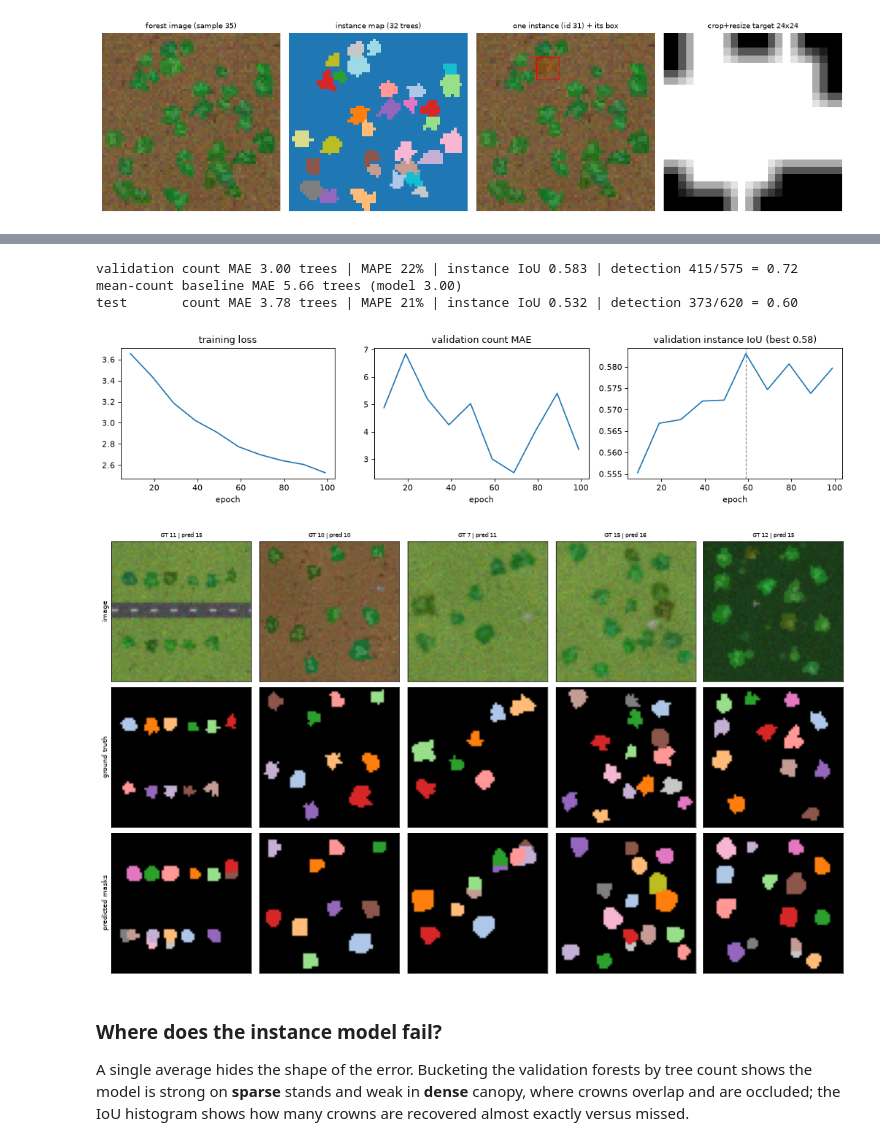
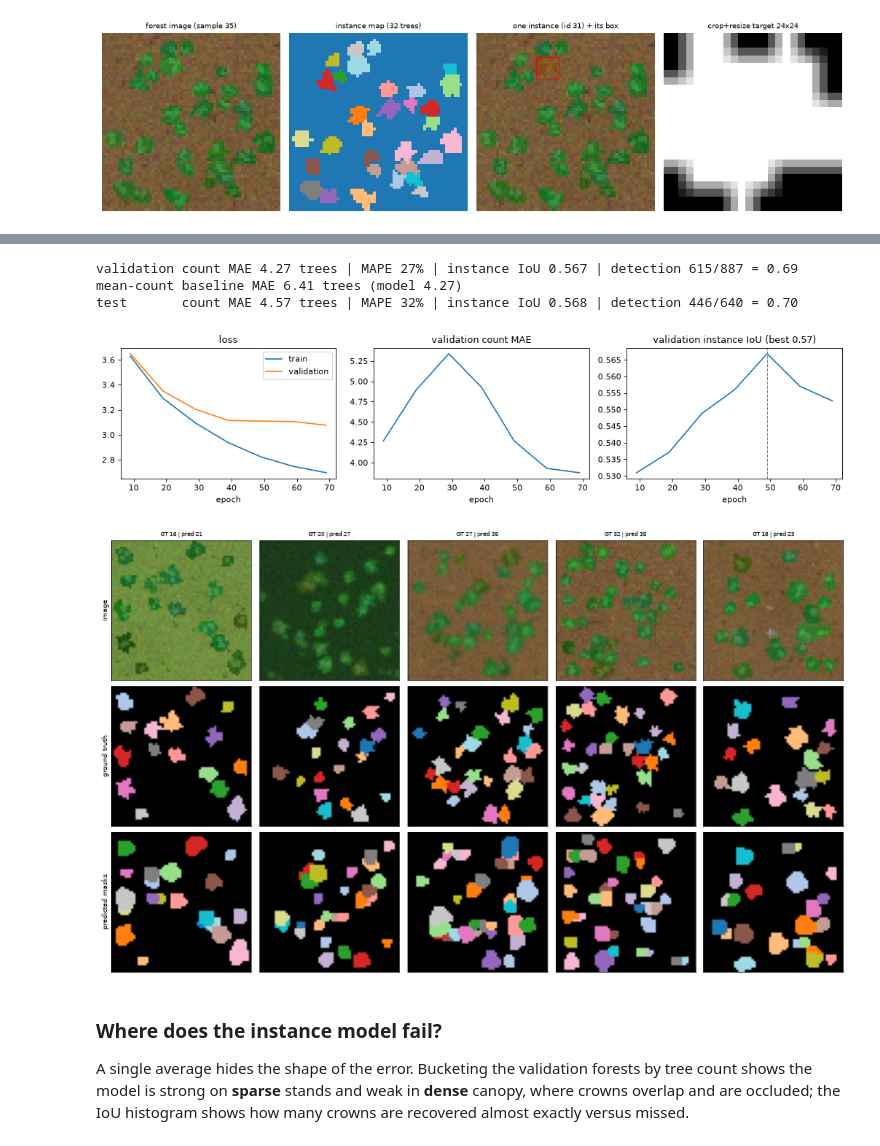
Before and after one commit to ogrisel/mplsyn, a Jupyter notebook: notebooks/08_train_object_detection.ipynb, the cells around one changed output, grey strips where cells are left out. Saved outputs shown, nothing was run; the diff lists cells and outputs as text; code cells hidden in the pictures.

```diff
--- a/notebooks/08_train_object_detection.ipynb
+++ b/notebooks/08_train_object_detection.ipynb
@@ -112,7 +112,7 @@ from mlpsyn.sensor import apply_sensor
 SIZE = 96
 GRID = 24
 N_ANCHORS = 6
-N_SAMPLES, N_VAL, N_TEST = (120, 32, 24) if FAST else (360, 64, 48)
+N_SAMPLES, N_VAL, N_TEST = (180, 40, 32) if FAST else (480, 80, 64)
 MAX_OBJECTS = 24  # keep the many small cars
 
 LABEL_MAP = {
@@ -583,12 +583,15 @@ def flip_batch(images, objectness, class_target, box_target, rng):
 
 
 optimizer = torch.optim.AdamW(model.parameters(), lr=1e-3)
-EPOCHS, BATCH_SIZE = (40 if FAST else 150), 16
+EPOCHS, BATCH_SIZE = (30 if FAST else 100), 16
 POS_WEIGHT, CLASS_WEIGHT, BOX_WEIGHT = 5.0, 2.0, 2.0
 pos_weight = torch.tensor(POS_WEIGHT, device=DEVICE)
 rng = np.random.default_rng(0)
 
 val_images_device = val_images.to(DEVICE)
+val_objectness_device = val_objectness.to(DEVICE)
+val_class_device = val_class.to(DEVICE)
+val_box_device = val_box.to(DEVICE)
 best_mean_ap, best_state = 0.0, None
 history = []
 started = time.time()
@@ -627,16 +630,28 @@ for epoch in range(EPOCHS):
         model.eval()
         with torch.no_grad():
             predictions = model(val_images_device)
+            # Same multi-task loss as training, now on the held-out validation set.
+            validation_positive = val_objectness_device > 0.5
+            validation_objectness_loss = F.binary_cross_entropy_with_logits(
+                predictions[..., 0], val_objectness_device, pos_weight=pos_weight)
+            validation_class_loss = F.binary_cross_entropy_with_logits(
+                predictions[..., 5:][validation_positive], val_class_device[validation_positive])
+            validation_box_loss = F.smooth_l1_loss(
+                predictions[..., 1:5][validation_positive], val_box_device[validation_positive])
+            validation_loss = (validation_objectness_loss
+                               + CLASS_WEIGHT * validation_class_loss
+                               + BOX_WEIGHT * validation_box_loss).item()
         detections = decode_predictions(predictions.cpu(), ANCHORS)
         mean_ap, _ = mean_average_precision(detections, ground_truths)
         # Keep the checkpoint with the best validation mAP@0.5.
         if mean_ap > best_mean_ap:
             best_mean_ap = mean_ap
             best_state = copy.deepcopy(model.state_dict())
-        history.append((epoch, running_loss / len(train_images), mean_ap))
+        history.append((epoch, running_loss / len(train_images), validation_loss, mean_ap))
         print(
             f"epoch {epoch:3d} | loss {running_loss/len(train_images):.3f}"
-            f" | mAP@0.5 {mean_ap:.3f} | best {best_mean_ap:.3f} | {time.time()-started:.0f}s"
+            f" | val loss {validation_loss:.3f} | mAP@0.5 {mean_ap:.3f}"
+            f" | best {best_mean_ap:.3f} | {time.time()-started:.0f}s"
         )
 model.load_state_dict(best_state)
 print(f"best mAP@0.5 {best_mean_ap:.3f} | training time {time.time()-started:.1f} s")
@@ -1085,6 +1099,6 @@ def make_forest_data(n_samples, size=FOREST_SIZE, seed=0):
 
 
 started = time.time()
-forest_images, forest_instances = make_forest_data(320)
+forest_images, forest_instances = make_forest_data(400)
 print("forest data", forest_images.shape, "in", round(time.time() - started, 1), "s")
 # %% [output]
@@ -1506,43 +1548,45 @@ for sample_idx in range(n_forest_test):
     sample_ious, sample_matched = forest_instance_scores(ground_truth, labels)
     test_ious += sample_ious
     test_matched += sample_matched
 print(f"test       count MAE {np.mean(test_count_errors):.2f} trees | MAPE {100*np.mean(test_count_mape):.0f}%"
       f" | instance IoU {np.mean(test_ious):.3f}"
       f" | detection {test_matched}/{test_total} = {test_matched/test_total:.2f}")
 
 # Training curves for the instance model: loss, count error and instance IoU.
 fig, axes = plt.subplots(1, 3, figsize=(13, 3.2), dpi=80)
 epochs = [row[0] for row in history]
-axes[0].plot(epochs, [row[1] for row in history]); axes[0].set_title("training loss"); axes[0].set_xlabel("epoch")
-axes[1].plot(epochs, [row[2] for row in history]); axes[1].set_title("validation count MAE"); axes[1].set_xlabel("epoch")
-best_epoch = epochs[int(np.argmax([row[3] for row in history]))]
-axes[2].plot(epochs, [row[3] for row in history])
+axes[0].plot(epochs, [row[1] for row in history], label="train")
+axes[0].plot(epochs, [row[2] for row in history], label="validation")
+axes[0].set_title("loss"); axes[0].set_xlabel("epoch"); axes[0].legend()
+axes[1].plot(epochs, [row[3] for row in history]); axes[1].set_title("validation count MAE"); axes[1].set_xlabel("epoch")
+best_epoch = epochs[int(np.argmax([row[4] for row in history]))]
+axes[2].plot(epochs, [row[4] for row in history])
 axes[2].axvline(best_epoch, color="grey", linestyle="--", linewidth=1)
-axes[2].set_title(f"validation instance IoU (best {max(row[3] for row in history):.2f})")
+axes[2].set_title(f"validation instance IoU (best {max(row[4] for row in history):.2f})")
 axes[2].set_xlabel("epoch")
 plt.tight_layout()
 plt.show()
 
 # Qualitative check: image, ground truth and predicted instance masks.
 fig, axes = plt.subplots(3, 5, figsize=(15, 9), dpi=60)
 for sample_idx in range(5):
     axes[0, sample_idx].imshow(val_images_device[sample_idx].permute(1, 2, 0))
     axes[0, sample_idx].set_title(
         f"GT {int(val_instances[sample_idx].max())} | pred {len(detections[sample_idx])}", fontsize=8)
     axes[1, sample_idx].imshow(colorize_instances(val_instances[sample_idx]))
     axes[2, sample_idx].imshow(colorize_instances(predicted_labels[sample_idx]))
 for ax, title in zip(axes[:, 0], ["image", "ground truth", "predicted masks"]):
     ax.set_ylabel(title, fontsize=9)
 for ax in axes.ravel():
     ax.set_xticks([]); ax.set_yticks([])
 plt.tight_layout()
 plt.show()
 # %% [output]
-validation count MAE 3.00 trees | MAPE 22% | instance IoU 0.583 | detection 415/575 = 0.72
-mean-count baseline MAE 5.66 trees (model 3.00)
-test       count MAE 3.78 trees | MAPE 21% | instance IoU 0.532 | detection 373/620 = 0.60
+validation count MAE 4.27 trees | MAPE 27% | instance IoU 0.567 | detection 615/887 = 0.69
+mean-count baseline MAE 6.41 trees (model 4.27)
+test       count MAE 4.57 trees | MAPE 32% | instance IoU 0.568 | detection 446/640 = 0.70
-[figure, old version]
+[figure, new version]
-[figure, old version]
+[figure, new version]
 # %% [markdown]
 ### Where does the instance model fail?
 
```
Also changed, not shown: parts of 15 cells of this notebook, 7 other files.
